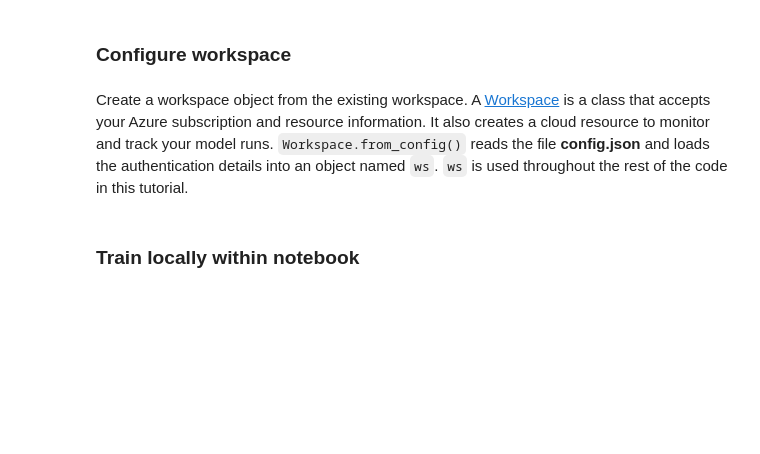
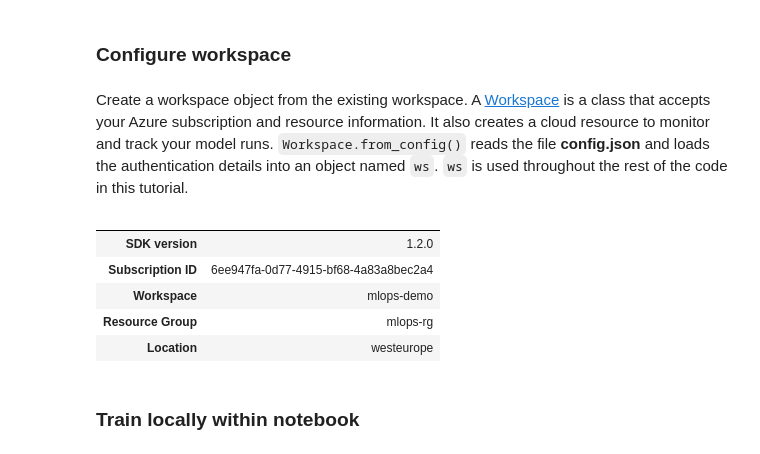
Before and after one commit to michalmar/azure-labs, a Jupyter notebook: HOL02-AML/HOL-Azure Machine Learning service.ipynb, the cells around one changed output. Cells and saved outputs as stored; diff of their text form; code cells hidden in the pictures; blank space fills up the shorter version.

```diff
--- a/HOL02-AML/HOL-Azure Machine Learning service.ipynb
+++ b/HOL02-AML/HOL-Azure Machine Learning service.ipynb
@@ -155,7 +230,24 @@ Create a workspace object from the existing workspace. A [Workspace](https://doc
 # %%
 from azureml.core.workspace import Workspace
 ws = Workspace.from_config()
-print(f"Name: {ws.name}, Resource group: {ws.resource_group}, Location: {ws.location}, Subscription: {ws.subscription_id}")
+# print(f"Name: {ws.name}, Resource group: {ws.resource_group}, Location: {ws.location}, Subscription: {ws.subscription_id}")
+output = {}
+output['SDK version'] = azureml.core.VERSION
+output['Subscription ID'] = ws.subscription_id
+output['Workspace'] = ws.name
+output['Resource Group'] = ws.resource_group
+output['Location'] = ws.location
+# output['Run History Name'] = experiment_name
+pd.set_option('display.max_colwidth', -1)
+outputDf = pd.DataFrame(data = output, index = [''])
+outputDf.T
+# %% [output]
+|  |  |
+| SDK version | 1.2.0 |
+| Subscription ID | 6ee947fa-0d77-4915-bf68-4a83a8bec2a4 |
+| Workspace | mlops-demo |
+| Resource Group | mlops-rg |
+| Location | westeurope |
 # %% [markdown]
 ### Train locally within notebook
 # %% [markdown]
```
Also changed, not shown: parts of 33 cells of this notebook.
